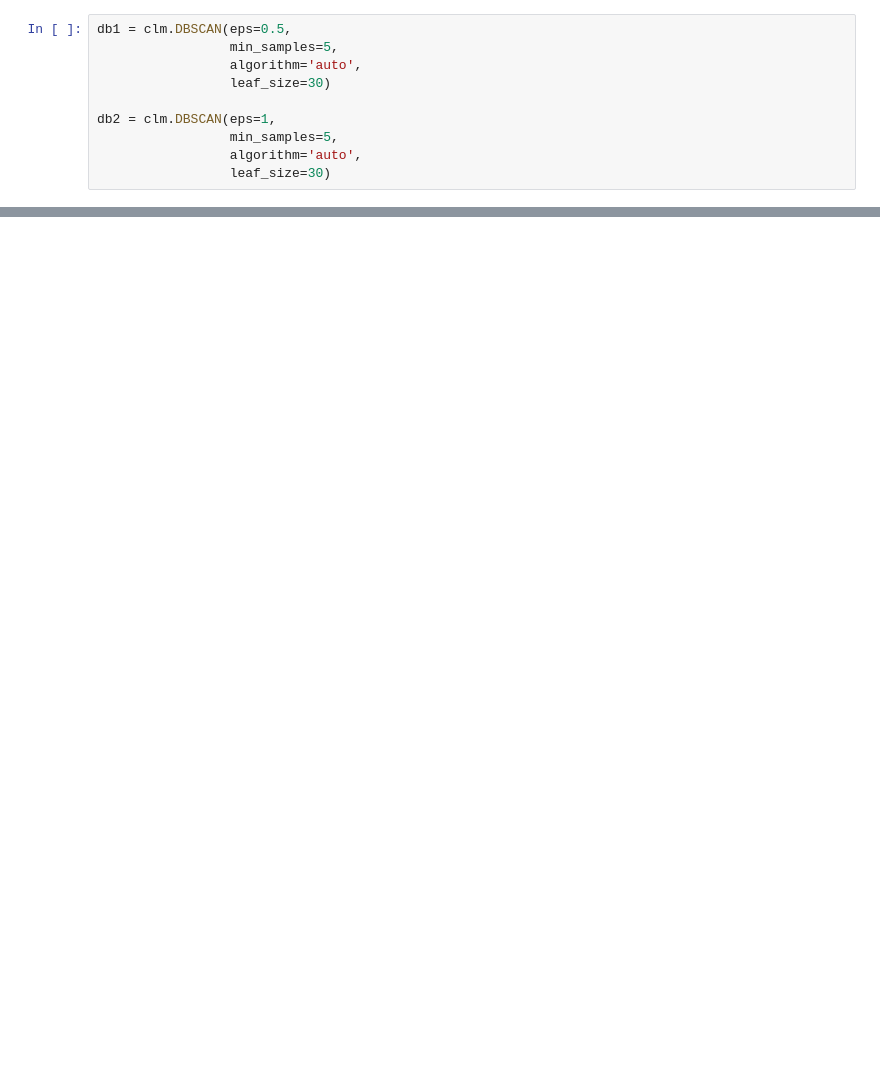
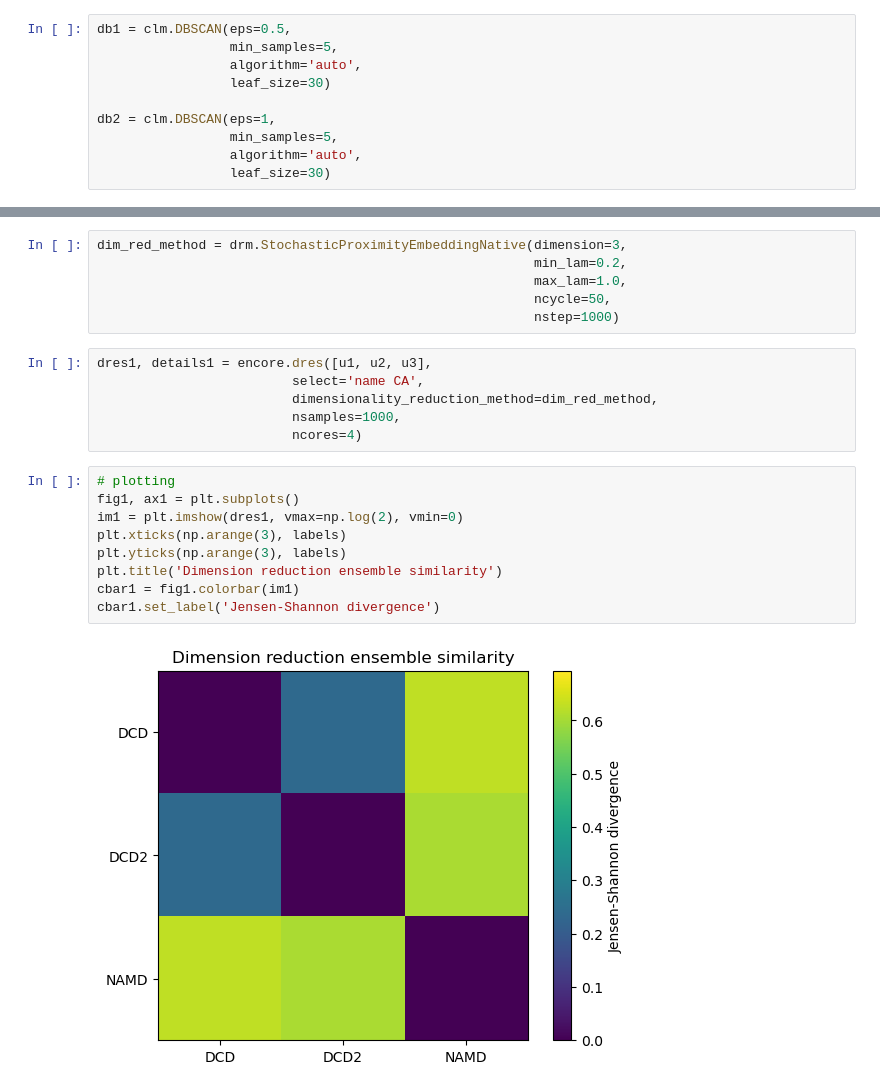
Before and after one commit to yuyuan871111/QMUL_HPC_note_w_MDAnalysis, a Jupyter notebook: Tutorial_notebook/Tutorial07_TrajSimilar.ipynb, the cells around one changed output, grey strips where cells are left out. Drawn from its saved outputs; the diff is of its cells as text; blank space fills up the shorter version.

```diff
--- a/Tutorial_notebook/Tutorial07_TrajSimilar.ipynb
+++ b/Tutorial_notebook/Tutorial07_TrajSimilar.ipynb
@@ -254,0 +391,23 @@ print("stds: \n", stds)
+# %%
+dim_red_method = drm.StochasticProximityEmbeddingNative(dimension=3,
+                                                        min_lam=0.2,
+                                                        max_lam=1.0,
+                                                        ncycle=50,
+                                                        nstep=1000)
+# %%
+dres1, details1 = encore.dres([u1, u2, u3],
+                         select='name CA',
+                         dimensionality_reduction_method=dim_red_method,
+                         nsamples=1000,
+                         ncores=4)
+# %%
+# plotting
+fig1, ax1 = plt.subplots()
+im1 = plt.imshow(dres1, vmax=np.log(2), vmin=0)
+plt.xticks(np.arange(3), labels)
+plt.yticks(np.arange(3), labels)
+plt.title('Dimension reduction ensemble similarity')
+cbar1 = fig1.colorbar(im1)
+cbar1.set_label('Jensen-Shannon divergence')
+# %% [output]
+[figure, added]
```
Also changed, not shown: parts of 74 cells of this notebook, 2 other files.
